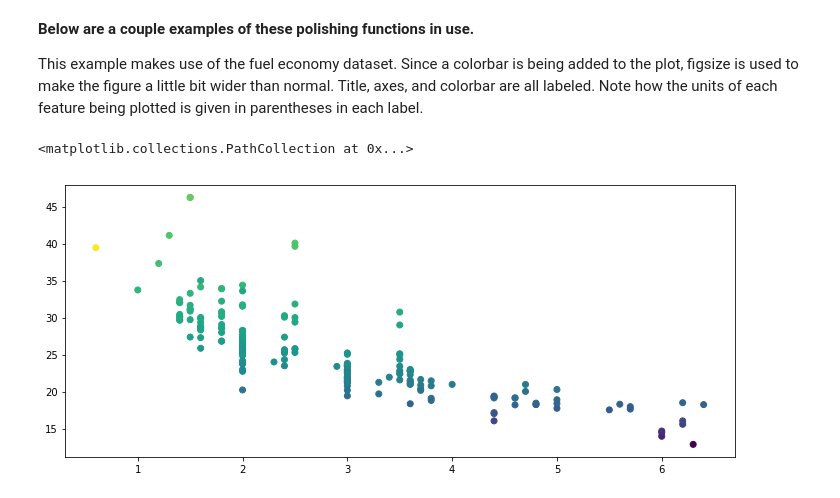
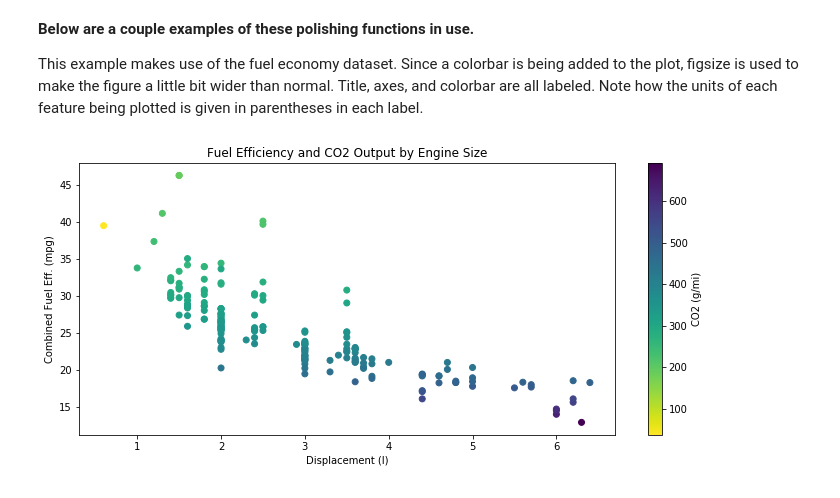
Before and after one commit to A2Amir/Data-Visualization-in-Data-Science-Process, a Jupyter notebook: Code/Polishing Plots.ipynb, the cells around one changed output. Cells and saved outputs as stored; diff of their text form; code cells hidden in the pictures.

```diff
--- a/Code/Polishing Plots.ipynb
+++ b/Code/Polishing Plots.ipynb
@@ -71,8 +72,10 @@ fuel_econ_subset = fuel_econ.loc[sample]
 # %%
 # plotting the data
 plt.figure(figsize = [12,5])
 plt.scatter(data=fuel_econ_subset, x='displ', y='comb', c='co2', cmap='viridis_r')
-plt.title(''Fuel Efficiency and CO2 Output by Engine Size')
+plt.title('Fuel Efficiency and CO2 Output by Engine Size')
+plt.xlabel('Displacement (l)')
+plt.ylabel('Combined Fuel Eff. (mpg)')
+plt.colorbar(label = 'CO2 (g/mi)');
 # %% [output]
-<matplotlib.collections.PathCollection at 0x...>
-[figure, old version]
+[figure, new version]
```
Also changed, not shown: parts of 4 cells of this notebook.
